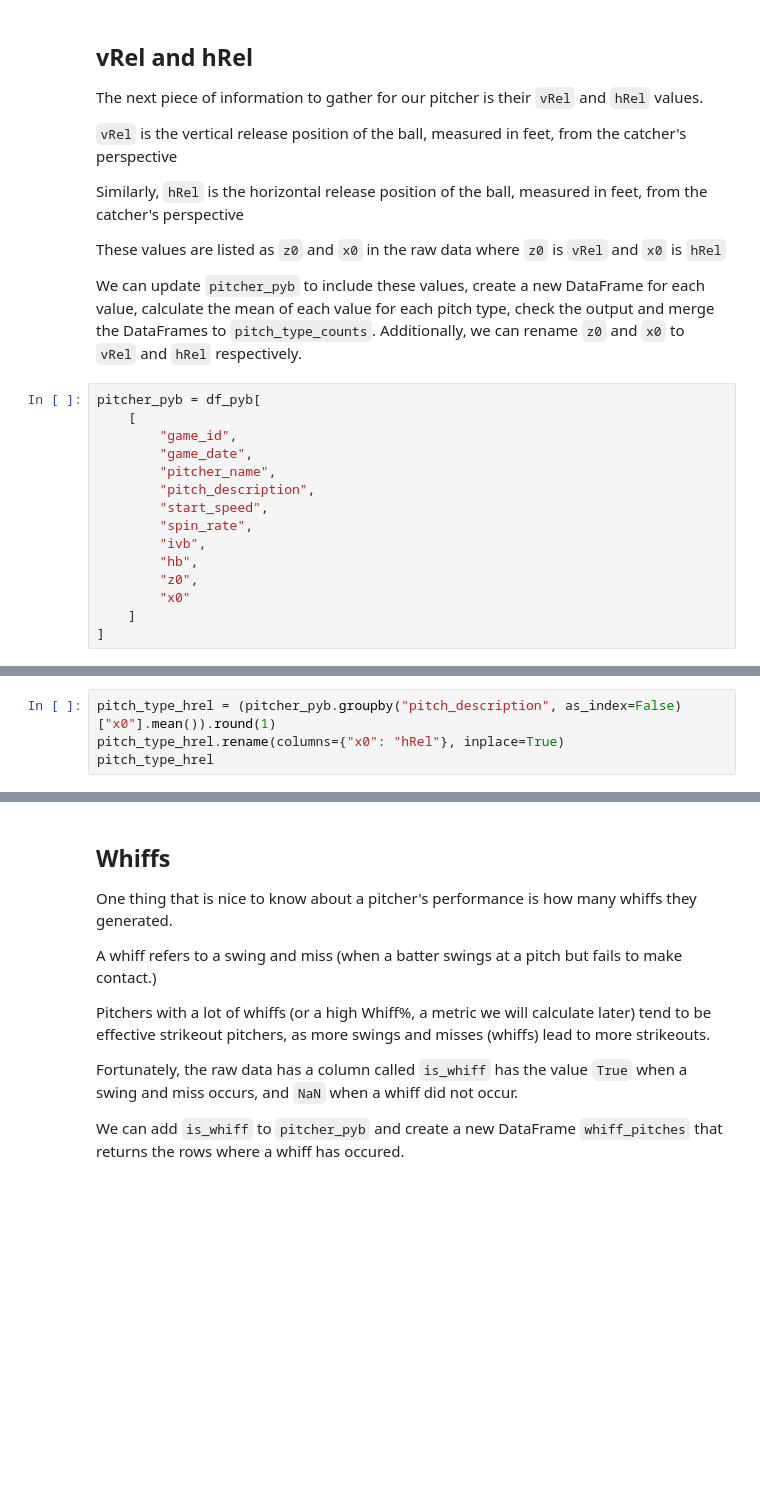
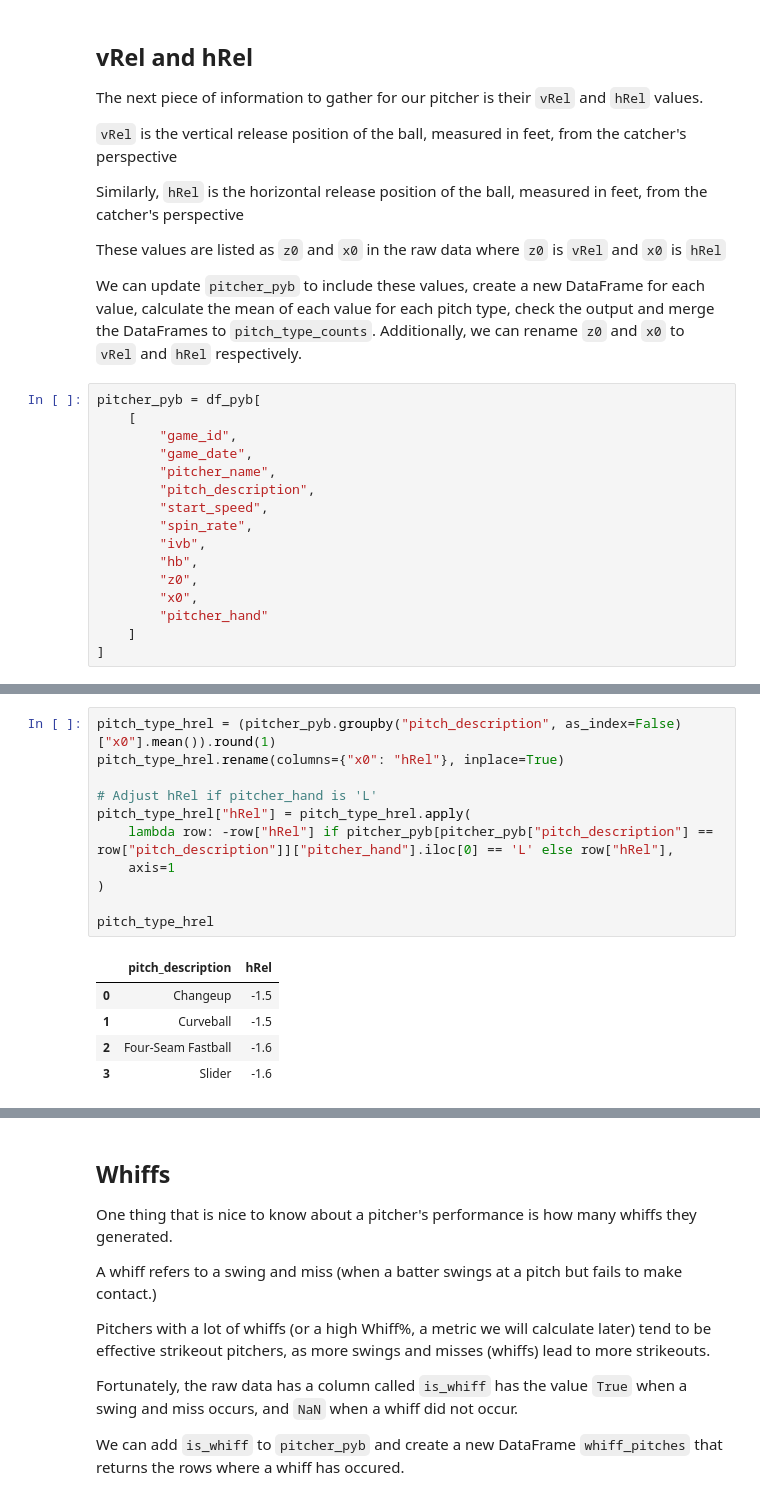
Before and after one commit to CarsonHallford/PitcherData, a Jupyter notebook: MLB_Scraper_Pitcher_Data.ipynb, the cells around one changed output, grey strips where cells are left out. Drawn from its saved outputs; the diff is of its cells as text; blank space fills up the shorter version.

```diff
--- a/MLB_Scraper_Pitcher_Data.ipynb
+++ b/MLB_Scraper_Pitcher_Data.ipynb
@@ -270,7 +371,8 @@ pitcher_pyb = df_pyb[
         "ivb",
         "hb",
         "z0",
-        "x0"
+        "x0",
+        "pitcher_hand"
     ]
 ]
 # %%
@@ -280,7 +388,20 @@ pitch_type_vrel
 # %%
 pitch_type_hrel = (pitcher_pyb.groupby("pitch_description", as_index=False)["x0"].mean()).round(1)
 pitch_type_hrel.rename(columns={"x0": "hRel"}, inplace=True)
+
+# Adjust hRel if pitcher_hand is 'L'
+pitch_type_hrel["hRel"] = pitch_type_hrel.apply(
+    lambda row: -row["hRel"] if pitcher_pyb[pitcher_pyb["pitch_description"] == row["pitch_description"]]["pitcher_hand"].iloc[0] == 'L' else row["hRel"],
+    axis=1
+)
+
 pitch_type_hrel
+# %% [output]
+|  | pitch_description | hRel |
+| 0 | Changeup | -1.5 |
+| 1 | Curveball | -1.5 |
+| 2 | Four-Seam Fastball | -1.6 |
+| 3 | Slider | -1.6 |
 # %%
 pitch_type_counts = (pitch_type_counts.merge(pitch_type_vrel, on="pitch_description", how="left"))
 pitch_type_counts = (pitch_type_counts.merge(pitch_type_hrel, on="pitch_description", how="left"))
```
Also changed, not shown: parts of 53 cells of this notebook.
